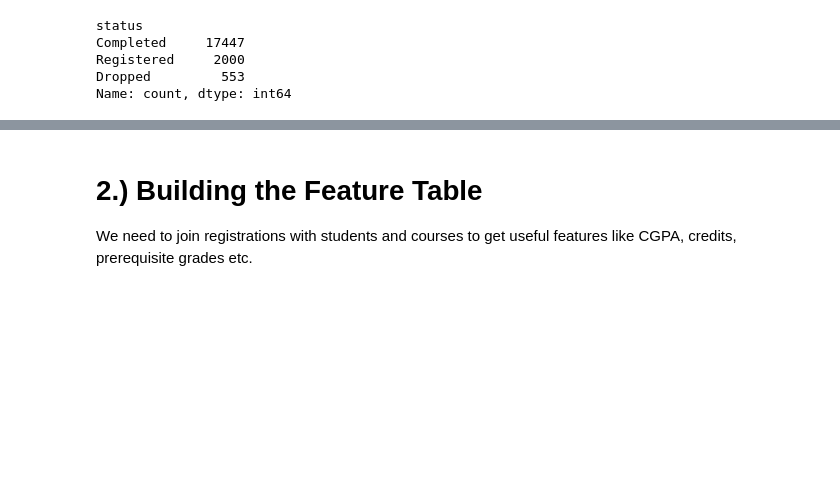
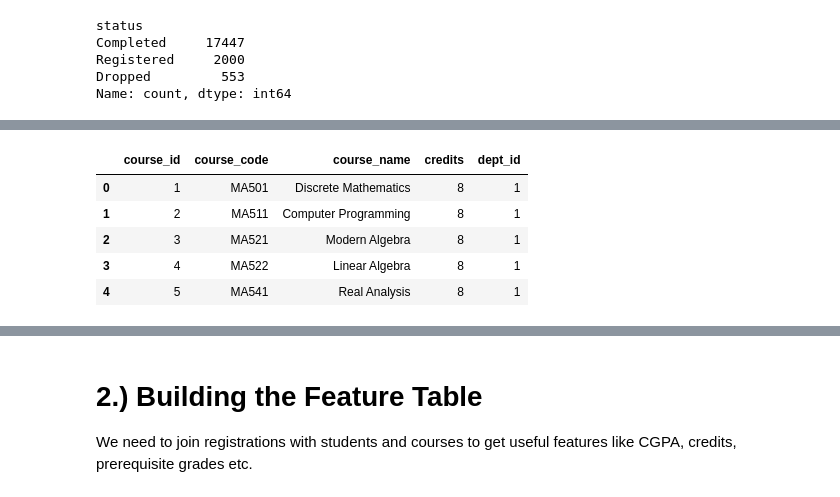
Before and after one commit to jivansh-ml/Team-Project, a Jupyter notebook: Course_Risk_Prediction.ipynb, the cells around one changed output, grey strips where cells are left out. Cells and saved outputs as stored; diff of their text form; code cells hidden in the pictures; blank space fills up the shorter version.

```diff
--- a/Course_Risk_Prediction.ipynb
+++ b/Course_Risk_Prediction.ipynb
@@ -68,0 +81,9 @@ Name: count, dtype: int64
+# %%
+courses.head(5)
+# %% [output]
+|  | course_id | course_code | course_name | credits | dept_id |
+| 0 | 1 | MA501 | Discrete Mathematics | 8 | 1 |
+| 1 | 2 | MA511 | Computer Programming | 8 | 1 |
+| 2 | 3 | MA521 | Modern Algebra | 8 | 1 |
+| 3 | 4 | MA522 | Linear Algebra | 8 | 1 |
+| 4 | 5 | MA541 | Real Analysis | 8 | 1 |
```
Also changed, not shown: parts of 4 cells of this notebook, 2 other files.
